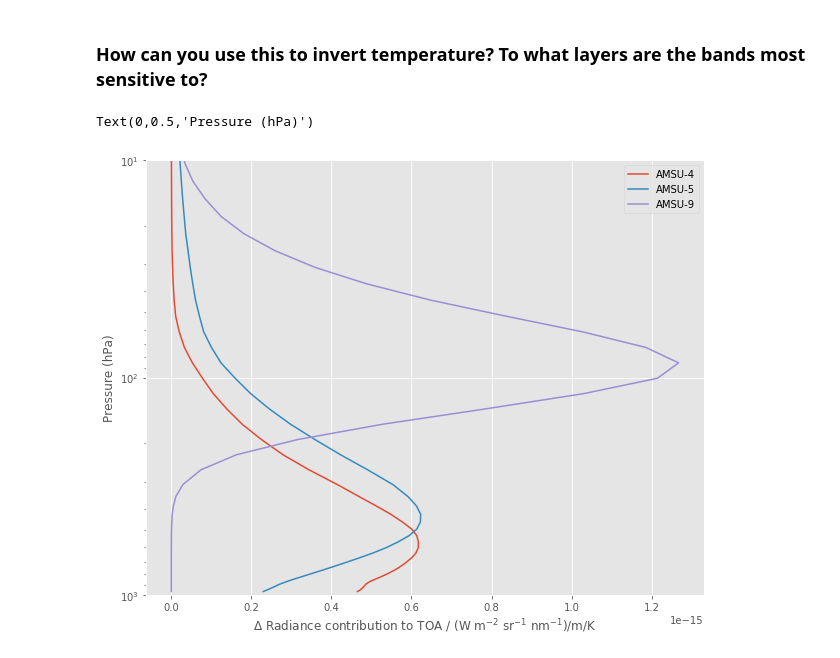
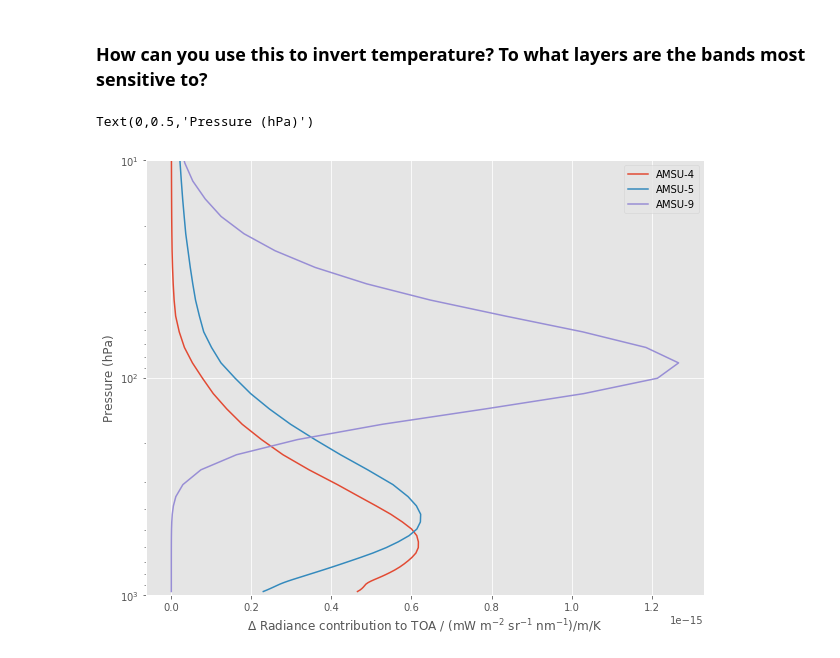
Before and after one commit to cfranken/ESE156, a Jupyter notebook: Week6/ESE156 - MSU Temperature sounding.ipynb, the cells around one changed output. Drawn from its saved outputs; the diff is of its cells as text; code cells hidden in the pictures.

```diff
--- a/Week6/ESE156 - MSU Temperature sounding.ipynb
+++ b/Week6/ESE156 - MSU Temperature sounding.ipynb
@@ -259,14 +259,14 @@ Text(0,0.5,'$\\tau$')
 # %%
 #plt.semilogy(np.mean(R[amsu4,:],axis=0)/dz,p_full,label='AMSU-4')
 #plt.semilogy(np.mean(R[amsu5,:],axis=0)/dz,p_full,label='AMSU-5')
 #plt.semilogy(np.mean(R[amsu9,:],axis=0)/dz,p_full,label='AMSU-9')
 plt.semilogy(np.mean(R_pert[amsu4,:],axis=0)/dz-np.mean(R[amsu4,:],axis=0)/dz,p_full,label='AMSU-4')
 plt.semilogy(np.mean(R_pert[amsu5,:],axis=0)/dz-np.mean(R[amsu5,:],axis=0)/dz,p_full,label='AMSU-5')
 plt.semilogy(np.mean(R_pert[amsu9,:],axis=0)/dz-np.mean(R[amsu9,:],axis=0)/dz,p_full,label='AMSU-9')
 plt.legend()
 plt.ylim((1000,10))
-plt.xlabel('$\Delta$ Radiance contribution to TOA / (W m$^{-2}$ sr$^{-1}$ nm$^{-1}$)/m/K')
+plt.xlabel('$\Delta$ Radiance contribution to TOA / (mW m$^{-2}$ sr$^{-1}$ nm$^{-1}$)/m/K')
 plt.ylabel('Pressure (hPa)')
 # %% [output]
 Text(0,0.5,'Pressure (hPa)')
-[figure, old version]
+[figure, new version]
```
Also changed, not shown: parts of 3 cells of this notebook, 1 other file.
